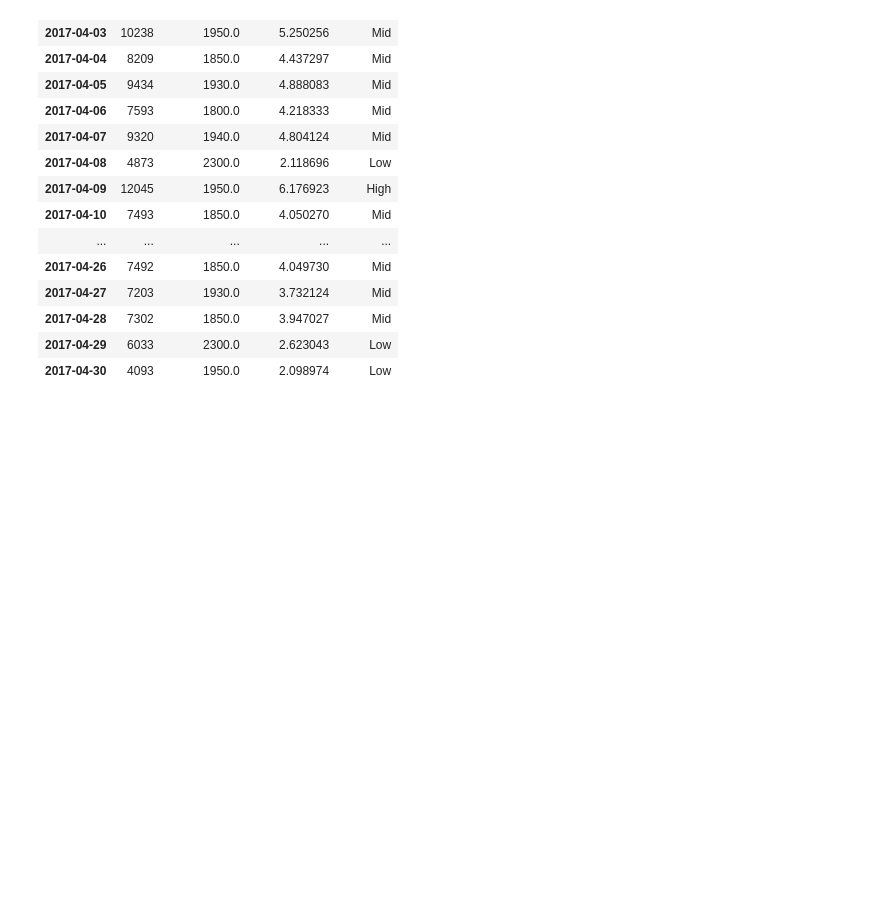
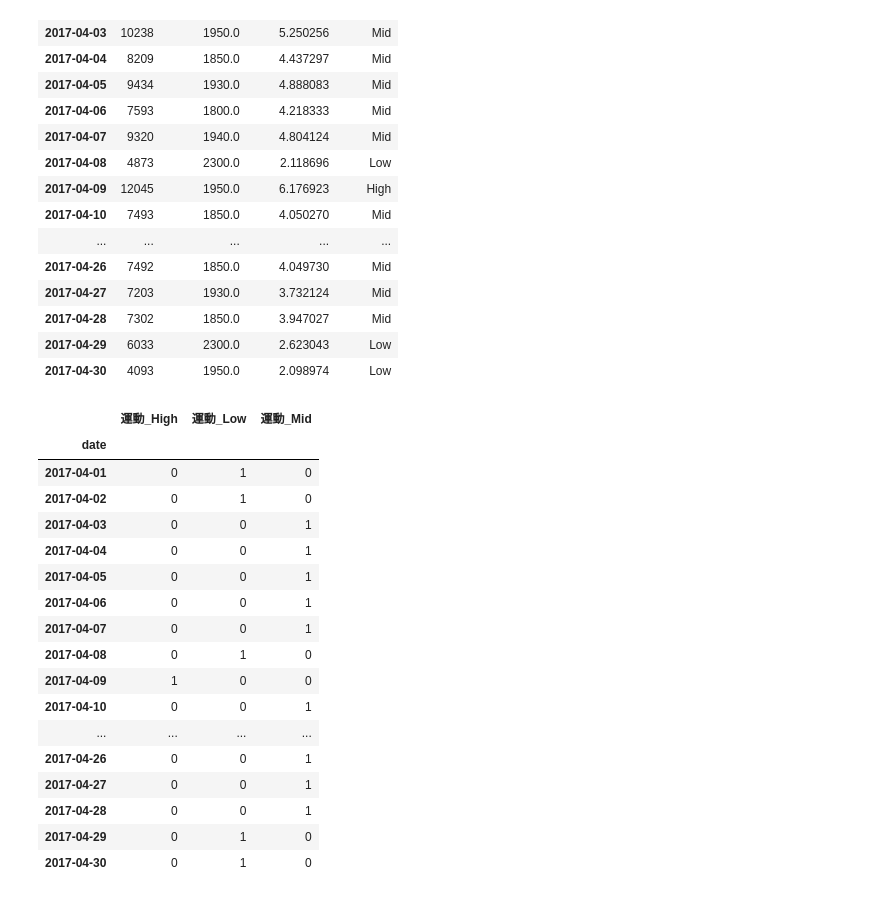
Before and after one commit to soshi-matsuo/python-lib-practice, a Jupyter notebook: pandas_data_operation.ipynb, the cells around one changed output. Cells and saved outputs as stored; diff of their text form; code cells hidden in the pictures; blank space fills up the shorter version.

```diff
--- a/pandas_data_operation.ipynb
+++ b/pandas_data_operation.ipynb
@@ -338,4 +338,24 @@ df
 | 2017-04-30 | 4093 | 1950.0 | 2.098974 | Low |
 # %%
 df_moved = pd.read_pickle('df_201704moved.pickle')
+df_moved
+# %% [output]
+|  | 運動_High | 運動_Low | 運動_Mid |
+| date |  |  |  |
+| 2017-04-01 | 0 | 1 | 0 |
+| 2017-04-02 | 0 | 1 | 0 |
+| 2017-04-03 | 0 | 0 | 1 |
+| 2017-04-04 | 0 | 0 | 1 |
+| 2017-04-05 | 0 | 0 | 1 |
+| 2017-04-06 | 0 | 0 | 1 |
+| 2017-04-07 | 0 | 0 | 1 |
+| 2017-04-08 | 0 | 1 | 0 |
+| 2017-04-09 | 1 | 0 | 0 |
+| 2017-04-10 | 0 | 0 | 1 |
+| ... | ... | ... | ... |
+| 2017-04-26 | 0 | 0 | 1 |
+| 2017-04-27 | 0 | 0 | 1 |
+| 2017-04-28 | 0 | 0 | 1 |
+| 2017-04-29 | 0 | 1 | 0 |
+| 2017-04-30 | 0 | 1 | 0 |
 # %%
```
Also changed, not shown: parts of 12 cells of this notebook, 2 other files.
